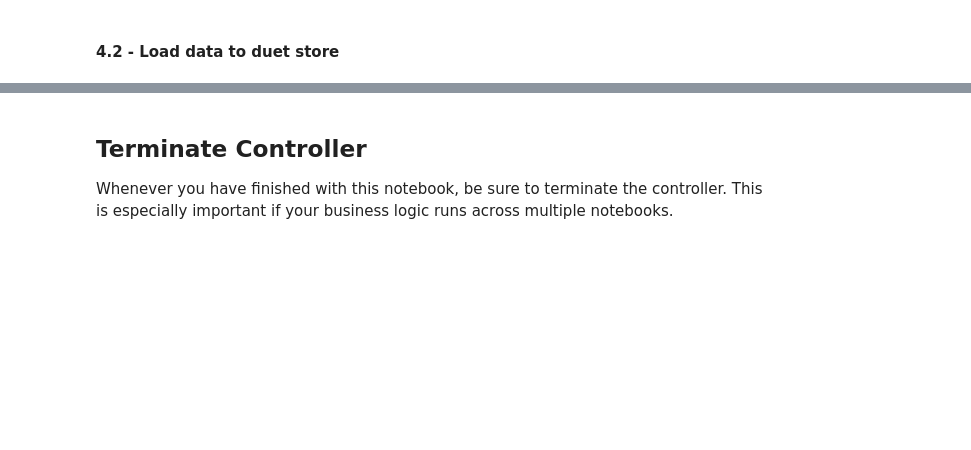
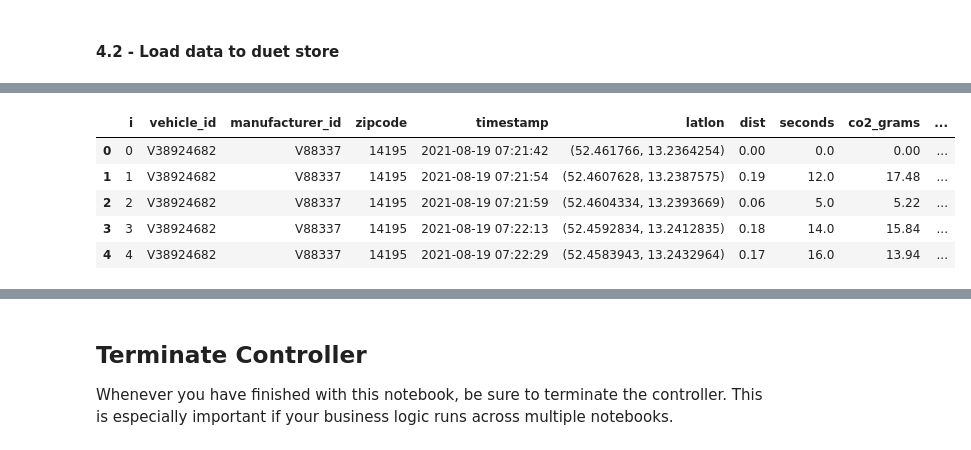
Before and after one commit to kajaschmidt/aries-jupyter-playground, a Jupyter notebook: agents/manufacturer1/notebooks/03_connect_with_city.ipynb, the cells around one changed output, grey strips where cells are left out. Drawn from its saved outputs; the diff is of its cells as text; code cells hidden in the pictures; blank space fills up the shorter version.

```diff
--- a/agents/manufacturer1/notebooks/03_connect_with_city.ipynb
+++ b/agents/manufacturer1/notebooks/03_connect_with_city.ipynb
@@ -143,0 +195,13 @@ age_data_pointer = age_data.send(duet, pointable=True)
+# %%
+# Get dataframe and get hour of every entry from timestamp (zipcode data from https://daten.odis-berlin.de/de/dataset/plz/)
+df_zipcode = pd.read_csv("data/berlin_zipcodes.csv").rename(columns={"pls":"zipcode"})
+df = pd.read_csv("data/data.csv", index_col=0)
+df["hour"] = df.timestamp.apply(lambda x: int(x[11:13]))
+df.head()
+# %% [output]
+|  | i | vehicle_id | manufacturer_id | zipcode | timestamp | latlon | dist | seconds | co2_grams | ... |
+| 0 | 0 | V38924682 | V88337 | 14195 | 2021-08-19 07:21:42 | (52.461766, 13.2364254) | 0.00 | 0.0 | 0.00 | ... |
+| 1 | 1 | V38924682 | V88337 | 14195 | 2021-08-19 07:21:54 | (52.4607628, 13.2387575) | 0.19 | 12.0 | 17.48 | ... |
+| 2 | 2 | V38924682 | V88337 | 14195 | 2021-08-19 07:21:59 | (52.4604334, 13.2393669) | 0.06 | 5.0 | 5.22 | ... |
+| 3 | 3 | V38924682 | V88337 | 14195 | 2021-08-19 07:22:13 | (52.4592834, 13.2412835) | 0.18 | 14.0 | 15.84 | ... |
+| 4 | 4 | V38924682 | V88337 | 14195 | 2021-08-19 07:22:29 | (52.4583943, 13.2432964) | 0.17 | 16.0 | 13.94 | ... |
```
Also changed, not shown: parts of 15 cells of this notebook, 8 other files.
